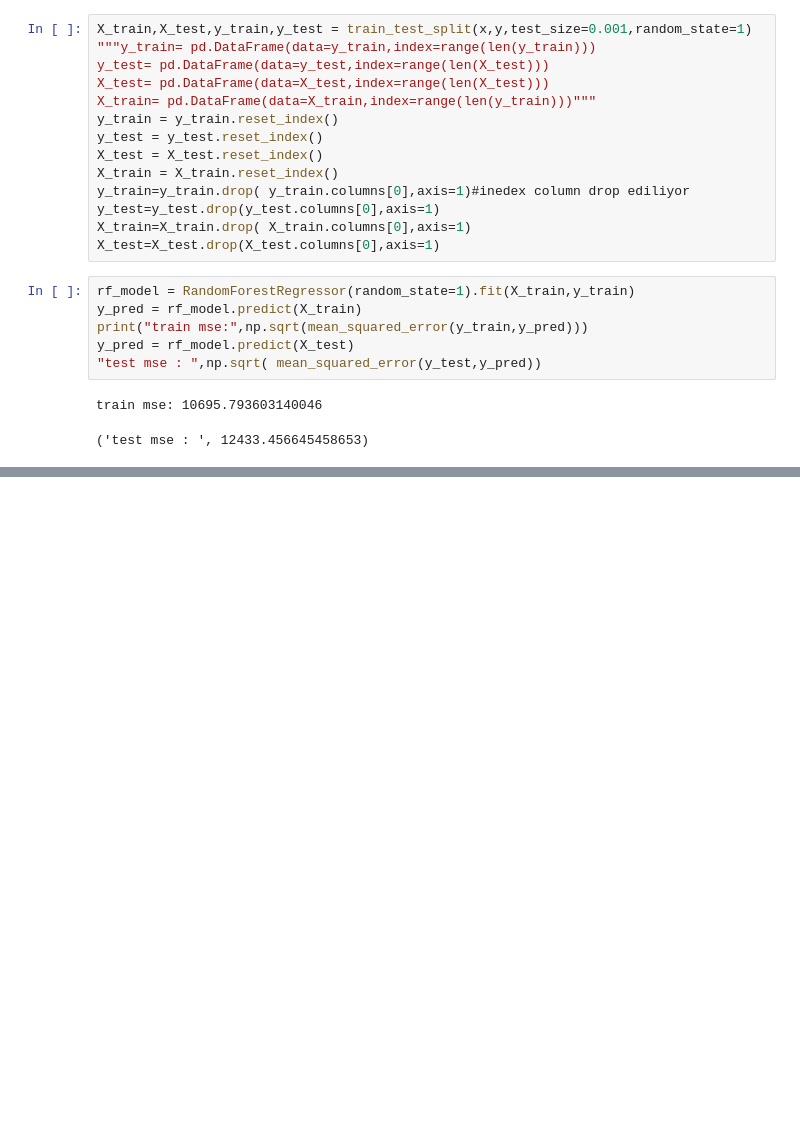
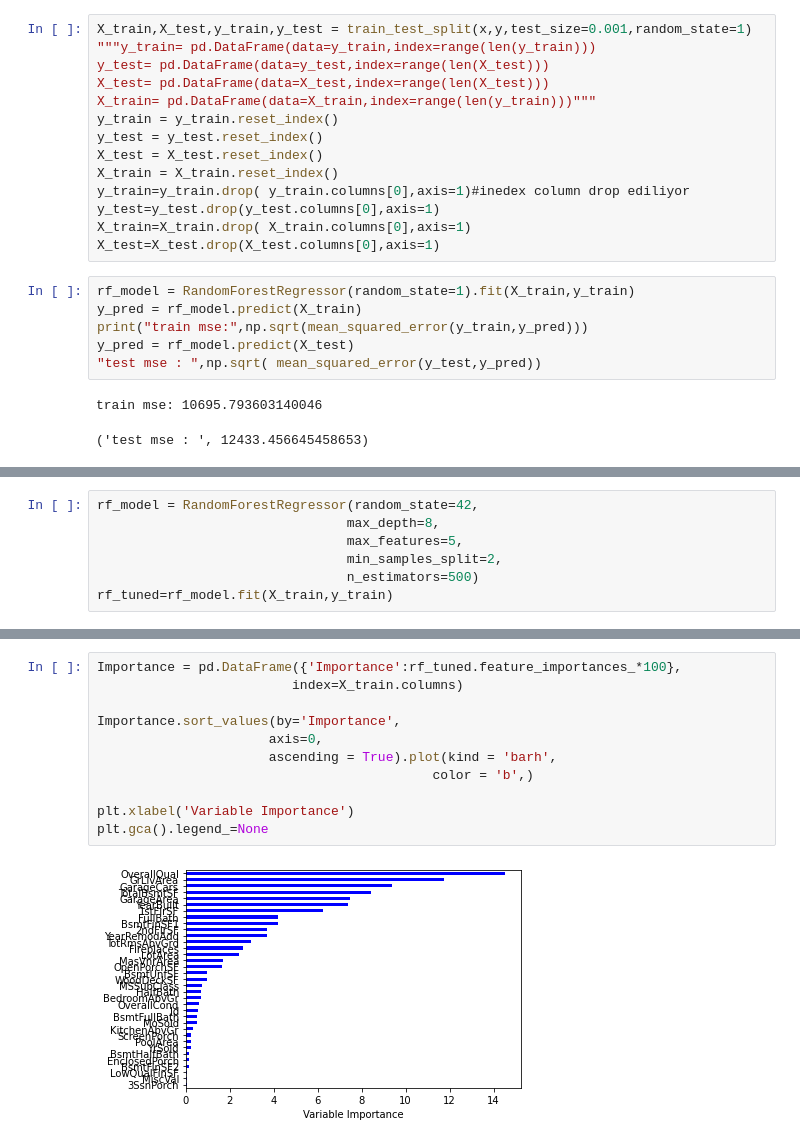
Before and after one commit to MuslimEngineer/cs, a Jupyter notebook: perfect_ipynb_adlı_not_defterinin_kopyası.ipynb, the cells around one changed output, grey strips where cells are left out. Drawn from its saved outputs; the diff is of its cells as text; blank space fills up the shorter version.

```diff
--- a/perfect_ipynb_adlı_not_defterinin_kopyası.ipynb
+++ b/perfect_ipynb_adlı_not_defterinin_kopyası.ipynb
@@ -75,0 +94,7 @@ predict price :  [176375.37]
+# %%
+rf_model = RandomForestRegressor(random_state=42,
+                                max_depth=8,
+                                max_features=5,
+                                min_samples_split=2,
+                                n_estimators=500)
+rf_tuned=rf_model.fit(X_train,y_train)
@@ -75,0 +109,13 @@ predict price :  [176375.37]
+# %%
+Importance = pd.DataFrame({'Importance':rf_tuned.feature_importances_*100},
+                         index=X_train.columns)
+
+Importance.sort_values(by='Importance',
+                      axis=0,
+                      ascending = True).plot(kind = 'barh',
+                                           color = 'b',)
+
+plt.xlabel('Variable Importance')
+plt.gca().legend_=None
+# %% [output]
+[figure, added]
```
Also changed, not shown: parts of 6 cells of this notebook.
